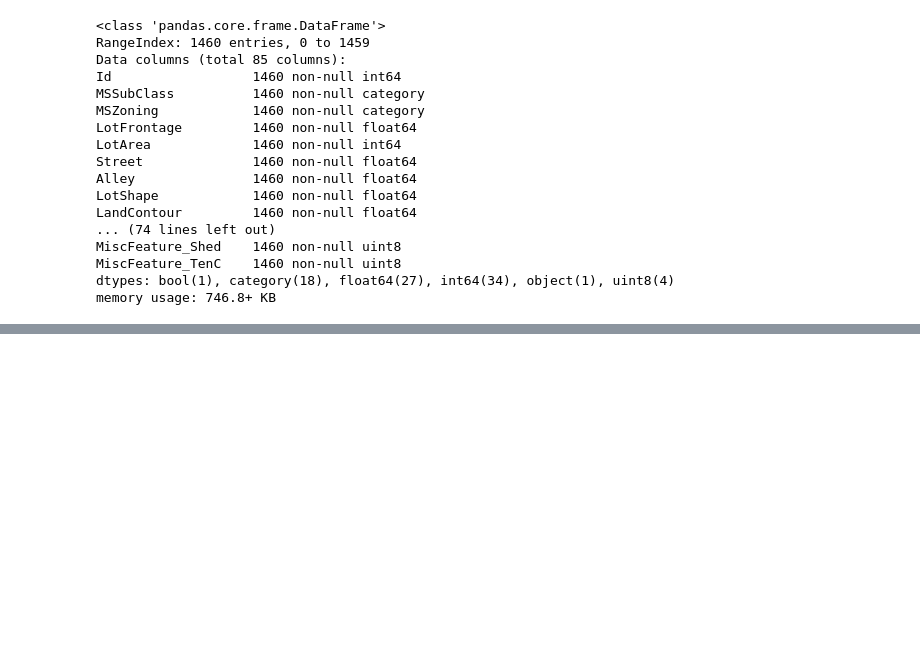
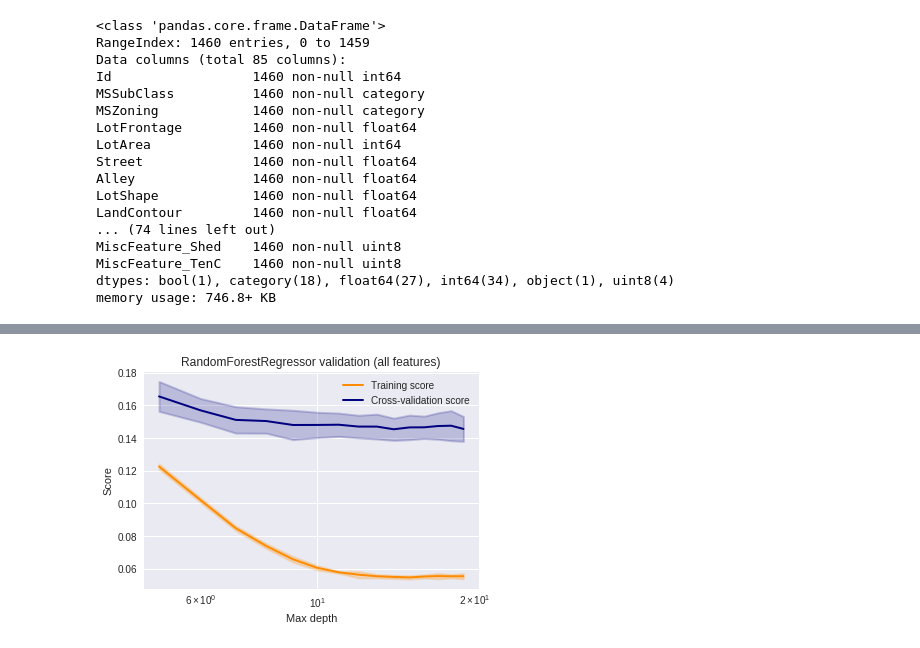
Before and after one commit to Hodapp87/kaggle-house-prices, a Jupyter notebook: Scratch for House Prices competition on Kaggle.ipynb, the cells around one changed output, grey strips where cells are left out. Saved outputs shown, nothing was run; the diff lists cells and outputs as text; code cells hidden in the pictures; blank space fills up the shorter version.

```diff
--- a/Scratch for House Prices competition on Kaggle.ipynb
+++ b/Scratch for House Prices competition on Kaggle.ipynb
@@ -635,0 +619,17 @@ summarize_nulls(test_X)
+# %%
+rf = sklearn.ensemble.RandomForestRegressor(n_estimators=100, n_jobs=-1)
+# TODO: Can I use out-of-bag score here rather than cross-validation?
+depth_range = numpy.arange(5, 20).astype(int)
+train_scores, valid_scores = sklearn.model_selection.validation_curve(
+    rf,
+    train_X_all,
+    train_Y,
+    "max_depth",
+    depth_range,
+    scoring = rmse)
+
+plt.title("RandomForestRegressor validation (all features)")
+plt.xlabel("Max depth")
+plot_validation(train_scores, valid_scores, depth_range)
+# %% [output]
+[figure, added]
```
Also changed, not shown: parts of 40 cells of this notebook.
